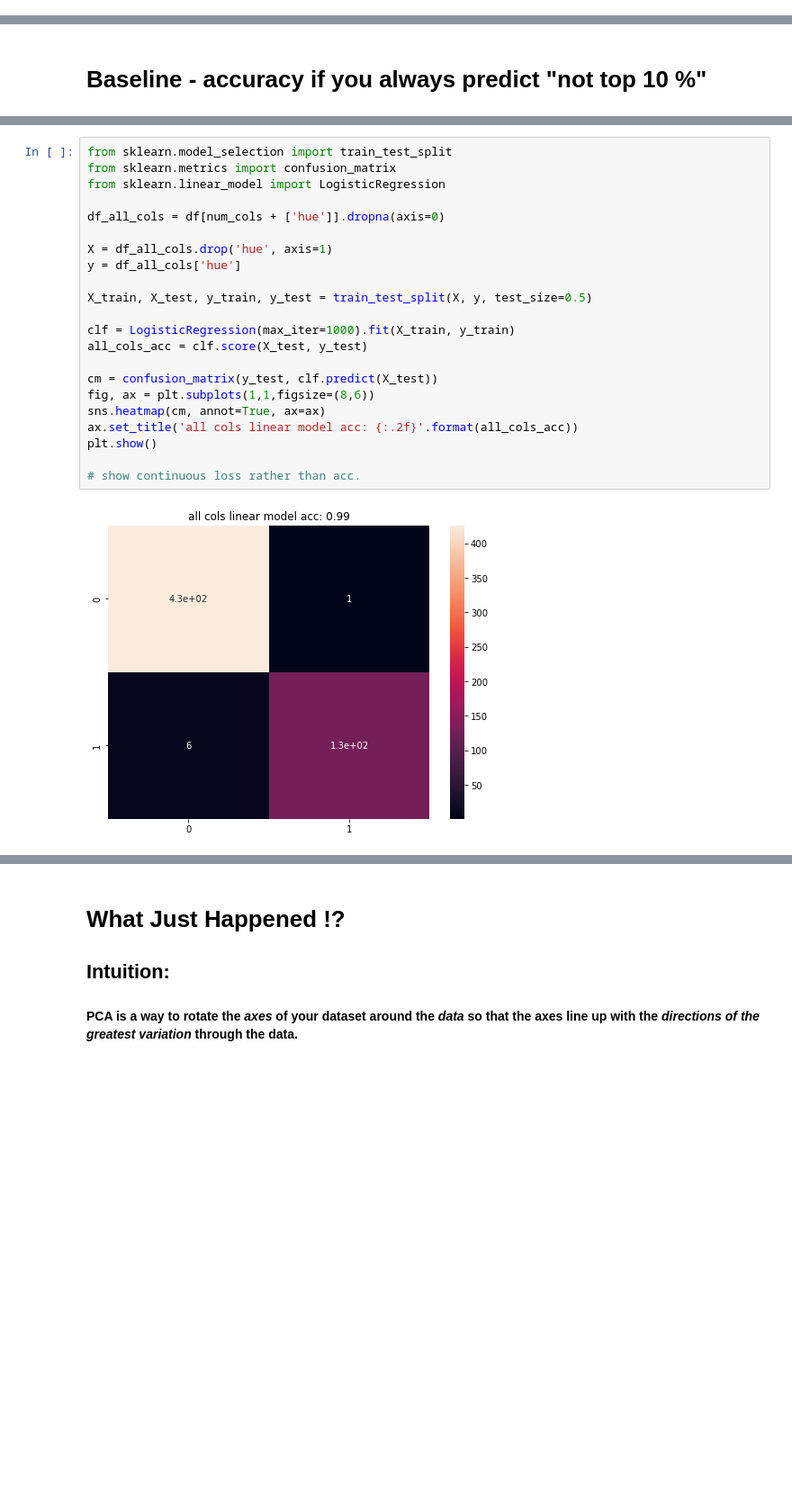
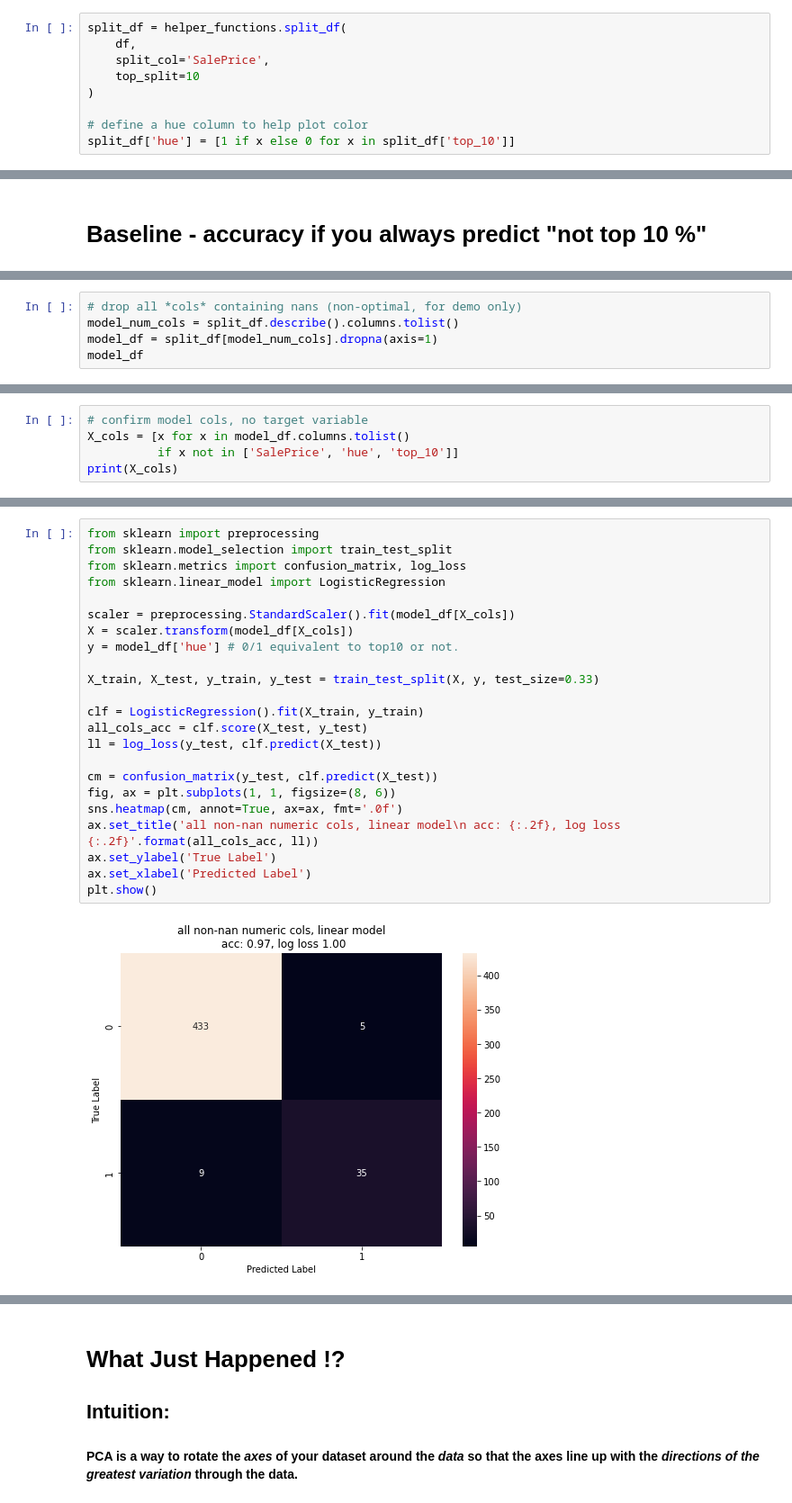
Before and after one commit to carpentries-incubator/high-dimensional-analysis-in-python, a Jupyter notebook: _episodes/high_dimensional_stats_day_1-E2-EDA.ipynb, the cells around one changed output, grey strips where cells are left out. Shown at 90% size. Drawn from its saved outputs; the diff is of its cells as text; blank space fills up the shorter version.

```diff
--- a/_episodes/high_dimensional_stats_day_1-E2-EDA.ipynb
+++ b/_episodes/high_dimensional_stats_day_1-E2-EDA.ipynb
@@ -195 +223,10 @@ df = helper_functions.split_df(df, split_col='SalePrice', top_split=20)
+# %%
+split_df = helper_functions.split_df(
+    df,
+    split_col='SalePrice',
+    top_split=10
+)
+
+# define a hue column to help plot color
+split_df['hue'] = [1 if x else 0 for x in split_df['top_10']]
 # %%
@@ -303,0 +306,5 @@ Index(['MSSubClass', 'LotFrontage', 'LotArea', 'OverallQual', 'OverallCond',
+# %%
+# drop all *cols* containing nans (non-optimal, for demo only)
+model_num_cols = split_df.describe().columns.tolist()
+model_df = split_df[model_num_cols].dropna(axis=1)
+model_df
@@ -303,0 +326,5 @@ Index(['MSSubClass', 'LotFrontage', 'LotArea', 'OverallQual', 'OverallCond',
+# %%
+# confirm model cols, no target variable
+X_cols = [x for x in model_df.columns.tolist()
+          if x not in ['SalePrice', 'hue', 'top_10']]
+print(X_cols)
@@ -306,25 +336,26 @@ Index(['MSSubClass', 'LotFrontage', 'LotArea', 'OverallQual', 'OverallCond',
 # %%
+from sklearn import preprocessing
 from sklearn.model_selection import train_test_split
-from sklearn.metrics import confusion_matrix
+from sklearn.metrics import confusion_matrix, log_loss
 from sklearn.linear_model import LogisticRegression
 
-df_all_cols = df[num_cols + ['hue']].dropna(axis=0)
+scaler = preprocessing.StandardScaler().fit(model_df[X_cols])
+X = scaler.transform(model_df[X_cols])
+y = model_df['hue'] # 0/1 equivalent to top10 or not.
 
-X = df_all_cols.drop('hue', axis=1)
-y = df_all_cols['hue']
+X_train, X_test, y_train, y_test = train_test_split(X, y, test_size=0.33)
 
-X_train, X_test, y_train, y_test = train_test_split(X, y, test_size=0.5)
-
-clf = LogisticRegression(max_iter=1000).fit(X_train, y_train)
+clf = LogisticRegression().fit(X_train, y_train)
 all_cols_acc = clf.score(X_test, y_test)
+ll = log_loss(y_test, clf.predict(X_test))
 
 cm = confusion_matrix(y_test, clf.predict(X_test))
-fig, ax = plt.subplots(1,1,figsize=(8,6))
-sns.heatmap(cm, annot=True, ax=ax)
-ax.set_title('all cols linear model acc: {:.2f}'.format(all_cols_acc))
+fig, ax = plt.subplots(1, 1, figsize=(8, 6))
+sns.heatmap(cm, annot=True, ax=ax, fmt='.0f')
+ax.set_title('all non-nan numeric cols, linear model\n acc: {:.2f}, log loss {:.2f}'.format(all_cols_acc, ll))
+ax.set_ylabel('True Label')
+ax.set_xlabel('Predicted Label')
 plt.show()
-
-# show continuous loss rather than acc.
 # %% [output]
-[figure, old version]
+[figure, new version]
 # %% [markdown]
```
Also changed, not shown: parts of 57 cells of this notebook, 1 other file.
